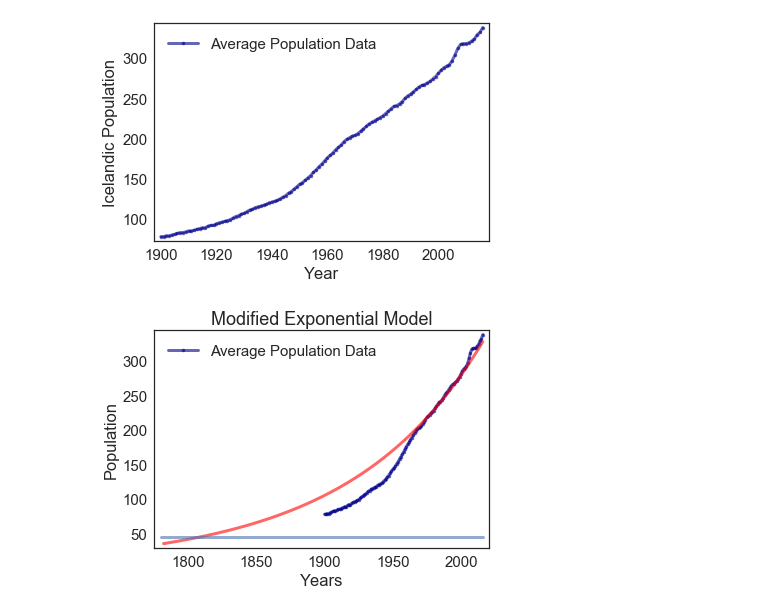
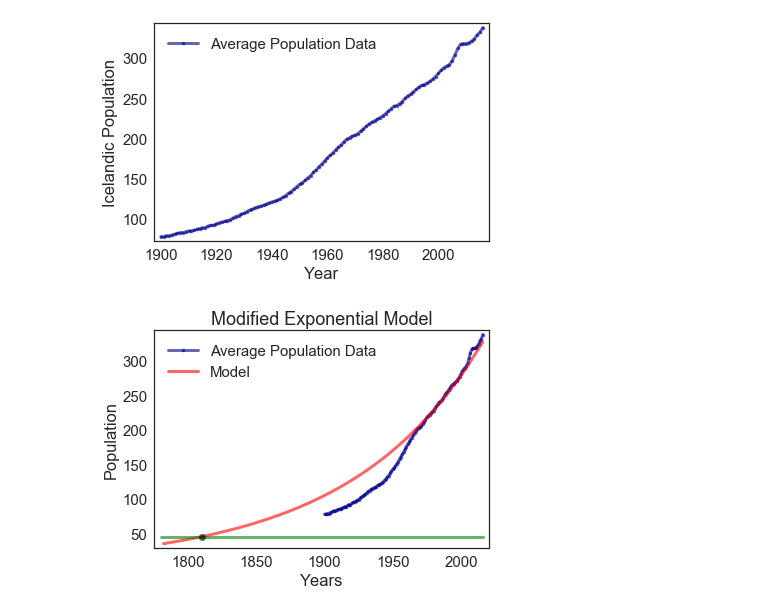
Before and after one commit to mayacalabria/ModSimPy, a Jupyter notebook: code/volcano_expo.ipynb, the cells around one changed output. Cells and saved outputs as stored; diff of their text form; code cells hidden in the pictures.

```diff
--- a/code/volcano_expo.ipynb
+++ b/code/volcano_expo.ipynb
@@ -107,10 +107,9 @@ def run_simulation(system, update_func):
 # %%
 def plot_results(system,title=None):
-    plot(system.results, "r")
+    plot(system.results, "r", label= 'Model')
     decorate(xlabel='Years',
              ylabel='Population',
-             title=title,
-             label = 'Model')
+             title=title)
 # %%
 def updatefuncE(t, system, current_pop):
     """Compute the population next year.
@@ -133,10 +132,11 @@ k = .000005
 # %%
 x=(1780,2016)
 y=(45.500,45.500)
 newfig()
 run_simulation(system,updatefuncE)
 plot_estimates(table1)
 plot_results(system,'Modified Exponential Model')
-plot(x,y)
+plot(x,y, "g", label='Original Population')
+plot(1810,45.6, "ko")
 # %% [output]
-[figure, old version]
+[figure, new version]
```
Also changed, not shown: parts of 1 cell of this notebook.
